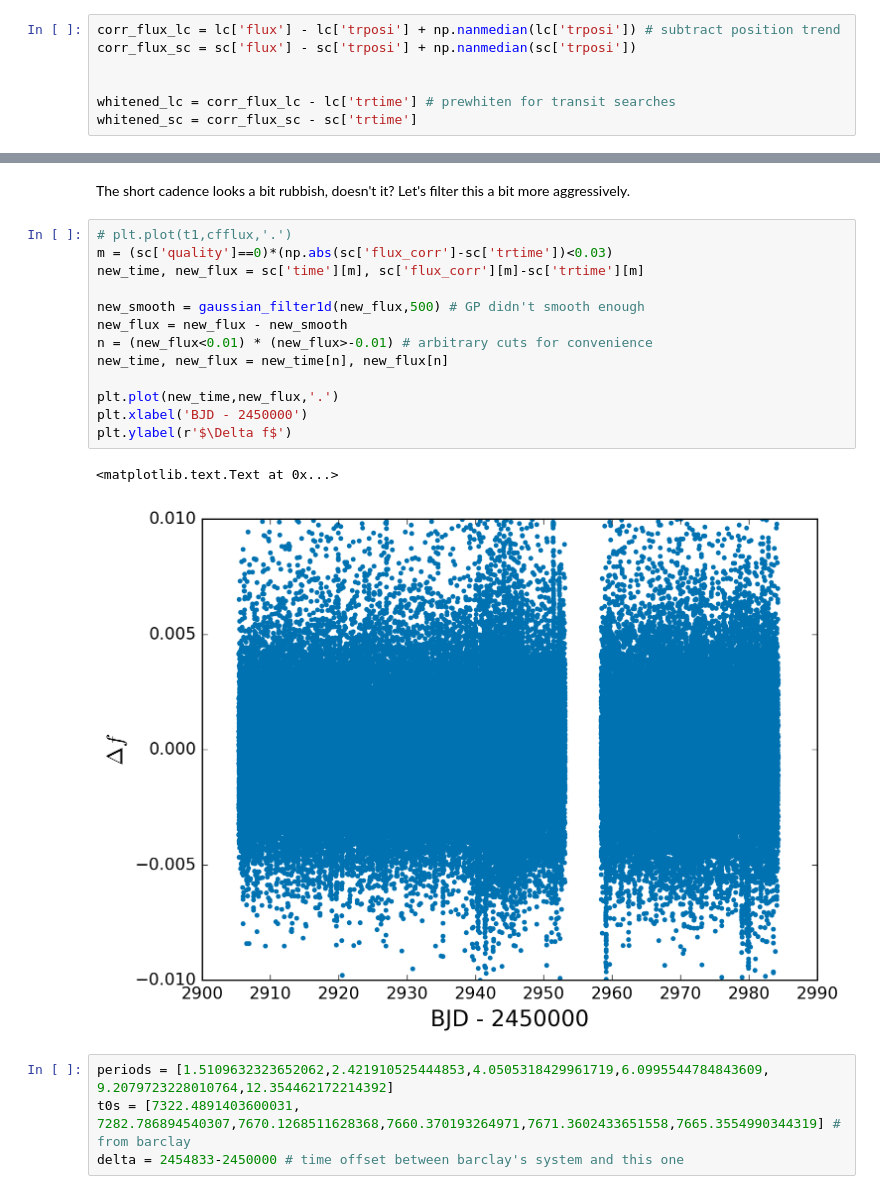
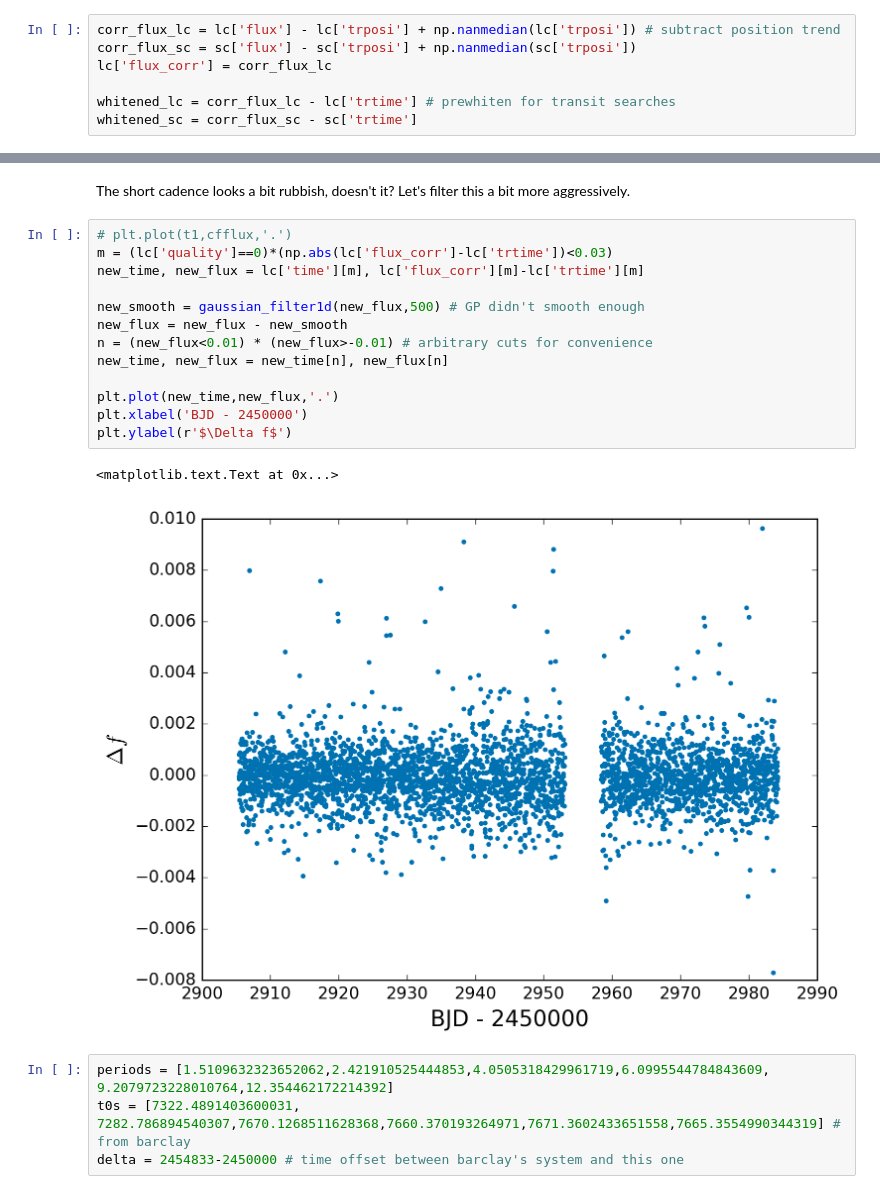
Before and after one commit to benjaminpope/trappist, a Jupyter notebook: trappist_quicklook.ipynb, the cells around one changed output, grey strips where cells are left out. Cells and saved outputs as stored; diff of their text form.

```diff
--- a/trappist_quicklook.ipynb
+++ b/trappist_quicklook.ipynb
@@ -53,7 +53,7 @@ trtime and trposi are GP trends for time and position respectively.
 # %%
 corr_flux_lc = lc['flux'] - lc['trposi'] + np.nanmedian(lc['trposi']) # subtract position trend
 corr_flux_sc = sc['flux'] - sc['trposi'] + np.nanmedian(sc['trposi'])
-
+lc['flux_corr'] = corr_flux_lc
 
 whitened_lc = corr_flux_lc - lc['trtime'] # prewhiten for transit searches
 whitened_sc = corr_flux_sc - sc['trtime']
@@ -94,20 +93,20 @@ plt.ylabel(r'$\Delta f$')
 The short cadence looks a bit rubbish, doesn't it? Let's filter this a bit more aggressively.
 # %%
 # plt.plot(t1,cfflux,'.')
-m = (sc['quality']==0)*(np.abs(sc['flux_corr']-sc['trtime'])<0.03)
-new_time, new_flux = sc['time'][m], sc['flux_corr'][m]-sc['trtime'][m]
+m = (lc['quality']==0)*(np.abs(lc['flux_corr']-lc['trtime'])<0.03)
+new_time, new_flux = lc['time'][m], lc['flux_corr'][m]-lc['trtime'][m]
 
 new_smooth = gaussian_filter1d(new_flux,500) # GP didn't smooth enough
 new_flux = new_flux - new_smooth
 n = (new_flux<0.01) * (new_flux>-0.01) # arbitrary cuts for convenience
 new_time, new_flux = new_time[n], new_flux[n]
 
 plt.plot(new_time,new_flux,'.')
 plt.xlabel('BJD - 2450000')
 plt.ylabel(r'$\Delta f$')
 # %% [output]
 <matplotlib.text.Text at 0x...>
-[figure, old version]
+[figure, new version]
 # %%
 periods = [1.5109632323652062,2.421910525444853,4.0505318429961719,6.0995544784843609, 9.2079723228010764,12.354462172214392]
 t0s = [7322.4891403600031, 7282.786894540307,7670.1268511628368,7660.370193264971,7671.3602433651558,7665.3554990344319] # from barclay
```
Also changed, not shown: parts of 7 cells of this notebook.
